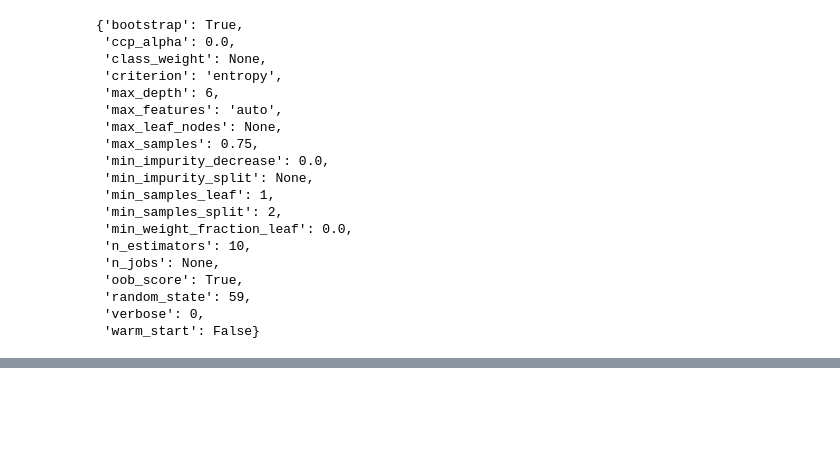
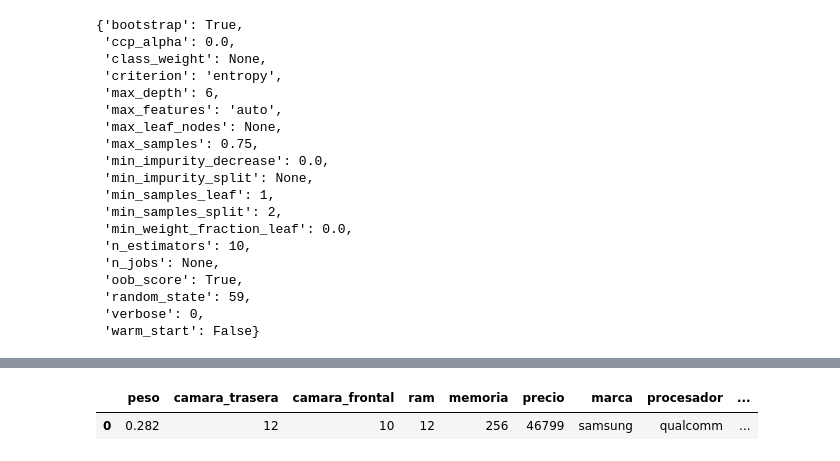
Before and after one commit to yoselalberto/ia_proyecto_final, a Jupyter notebook: modeling.ipynb, the cells around one changed output, grey strips where cells are left out. Saved outputs shown, nothing was run; the diff lists cells and outputs as text; code cells hidden in the pictures; blank space fills up the shorter version.

```diff
--- a/modeling.ipynb
+++ b/modeling.ipynb
@@ -232,0 +255,5 @@ modelo_mejor.get_params()
+# %%
+predictores.head(1)
+# %% [output]
+|  | peso | camara_trasera | camara_frontal | ram | memoria | precio | marca | procesador | ... |
+| 0 | 0.282 | 12 | 10 | 12 | 256 | 46799 | samsung | qualcomm | ... |
```
Also changed, not shown: parts of 4 cells of this notebook.
